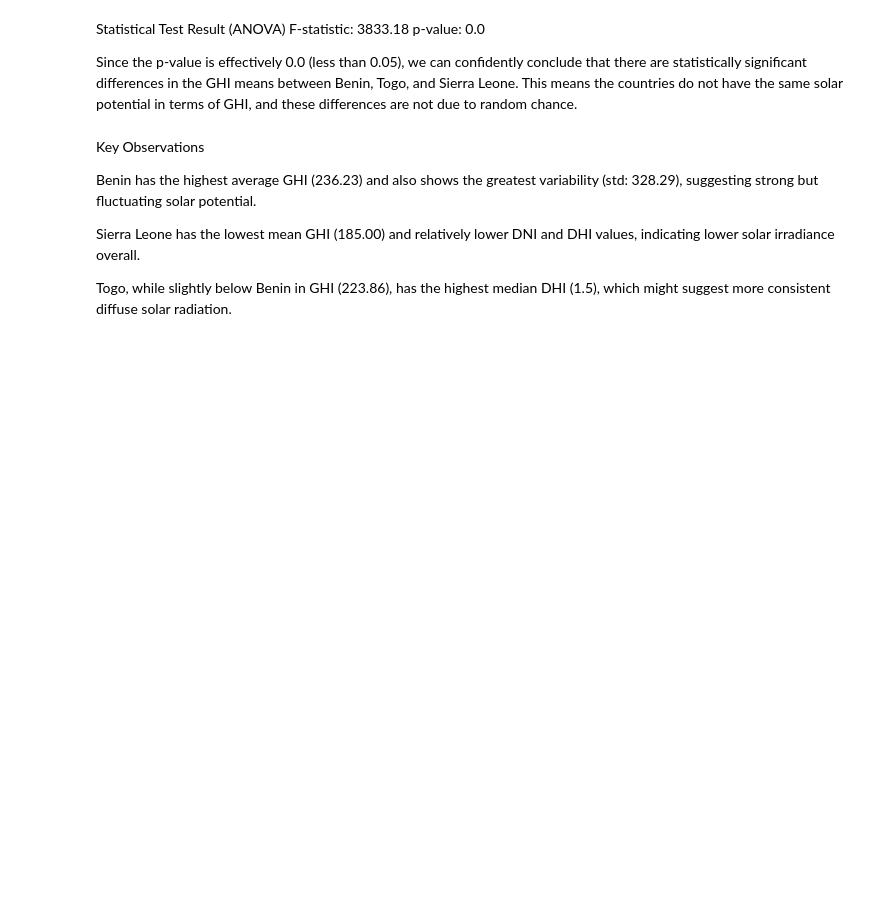
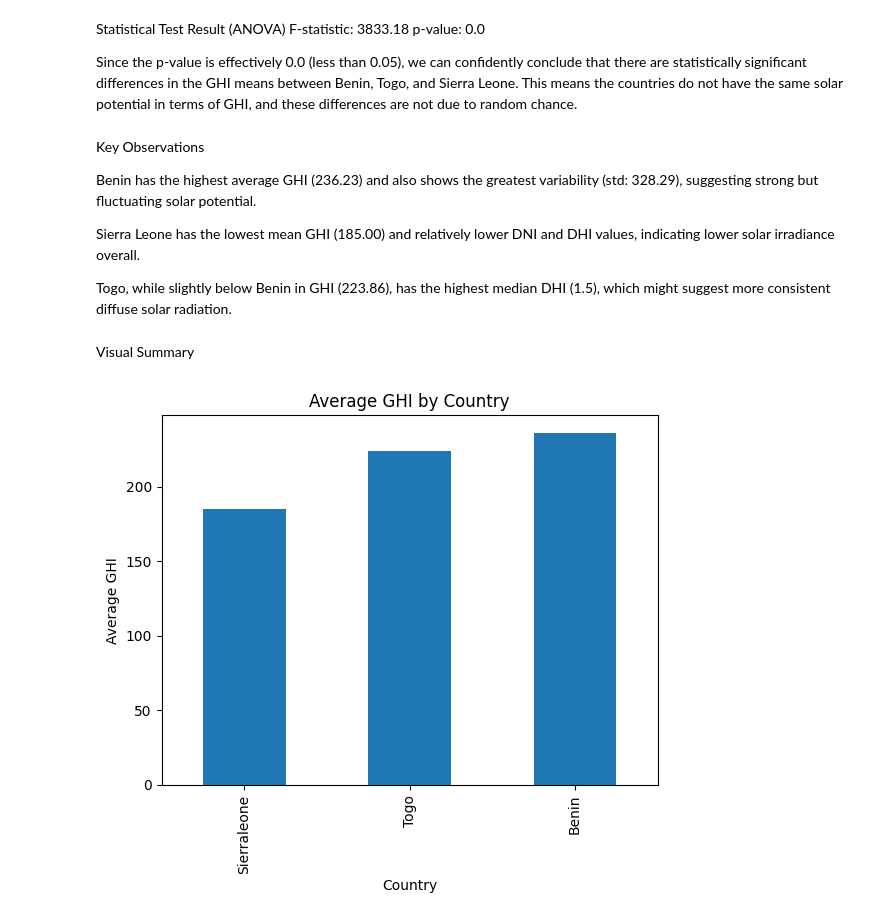
Before and after one commit to Bettyfek/solar-challenge-week1, a Jupyter notebook: notebooks/compare_countries.ipynb, the cells around one changed output. Cells and saved outputs as stored; diff of their text form; code cells hidden in the pictures; blank space fills up the shorter version.

Commit message:
feature: Visual Summary

```diff
--- a/notebooks/compare_countries.ipynb
+++ b/notebooks/compare_countries.ipynb
@@ -67,3 +67,11 @@ Benin has the highest average GHI (236.23) and also shows the greatest variabili
 Sierra Leone has the lowest mean GHI (185.00) and relatively lower DNI and DHI values, indicating lower solar irradiance overall.
 
 Togo, while slightly below Benin in GHI (223.86), has the highest median DHI (1.5), which might suggest more consistent diffuse solar radiation.
+# %% [markdown]
+Visual Summary
+# %%
+df.groupby('Country')['GHI'].mean().sort_values().plot(kind='bar', title='Average GHI by Country')
+plt.ylabel('Average GHI')
+plt.show()
+# %% [output]
+[figure, added]
```
